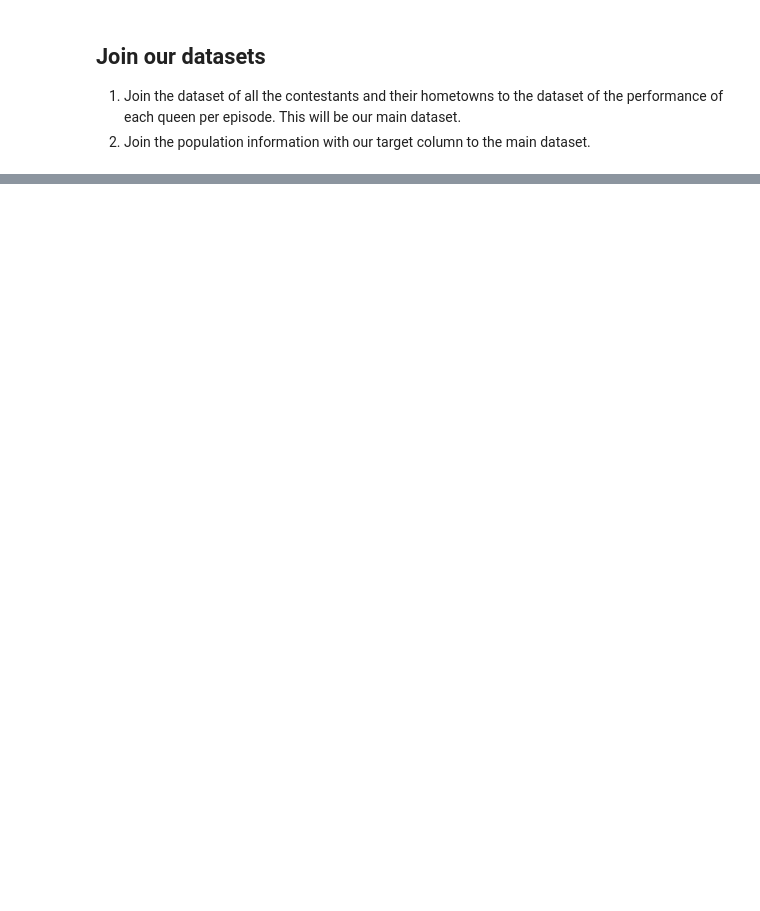
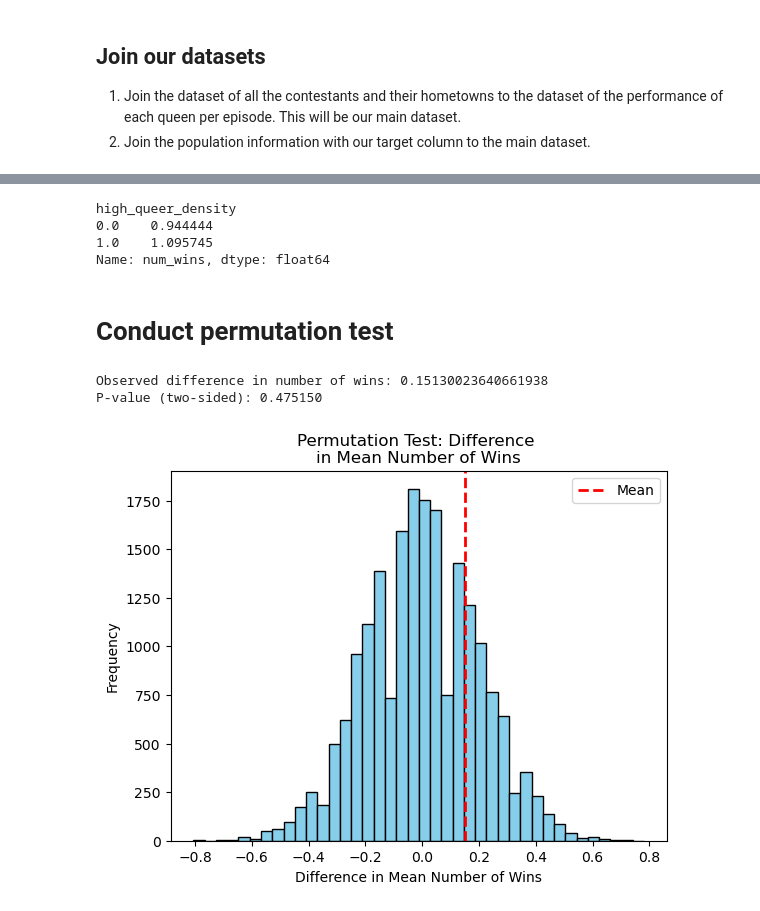
Before and after one commit to navar135/dragrace, a Jupyter notebook: initial_exploration.ipynb, the cells around one changed output, grey strips where cells are left out. Cells and saved outputs as stored; diff of their text form; code cells hidden in the pictures; blank space fills up the shorter version.

```diff
--- a/initial_exploration.ipynb
+++ b/initial_exploration.ipynb
@@ -222,0 +427,49 @@ Name: count, dtype: int64
+# %%
+drag_race_pop_data.groupby('high_queer_density')['num_wins'].mean()
+# %% [output]
+high_queer_density
+0.0    0.944444
+1.0    1.095745
+Name: num_wins, dtype: float64
+# %% [markdown]
+# Conduct permutation test
+# %%
+# observed statistic
+def diff_num_wins(dat):
+    high_queer_state= dat[dat['high_queer_density']==1]
+    low_queer_state = dat[dat['high_queer_density']==0]
+    return high_queer_state['num_wins'].mean() - low_queer_state['num_wins'].mean()
+
+obs_diff = diff_num_wins(drag_race_pop_data)
+print(f'Observed difference in number of wins: {obs_diff}')
+# permutation test
+num_sim = 20_000
+replicates = np.empty(num_sim)
+
+# copy dataset
+for_sim = drag_race_pop_data.copy()
+
+# permutation loop
+for i in range(num_sim):
+    shuffled_labels = np.random.permutation(for_sim['high_queer_density'])
+    for_sim['high_queer_density'] = shuffled_labels
+
+    diff = diff_num_wins(for_sim)
+    replicates[i]=diff
+
+# Compute p-value
+p_value = np.mean(np.abs(replicates) >= abs(obs_diff))
+print(f"P-value (two-sided): {p_value:.6f}")
+# %% [output]
+Observed difference in number of wins: 0.15130023640661938
+P-value (two-sided): 0.475150
+# %%
+plt.hist(replicates, bins=40, edgecolor='black',color='skyblue')
+plt.axvline(obs_diff, color='red', linestyle='dashed', linewidth=2, label='Mean')
+plt.title(f'Permutation Test: Difference \nin Mean Number of Wins')
+plt.xlabel('Difference in Mean Number of Wins')
+plt.ylabel('Frequency')
+plt.legend()
+plt.show()
+# %% [output]
+[figure, added]
```
Also changed, not shown: parts of 26 cells of this notebook, 2 other files.
